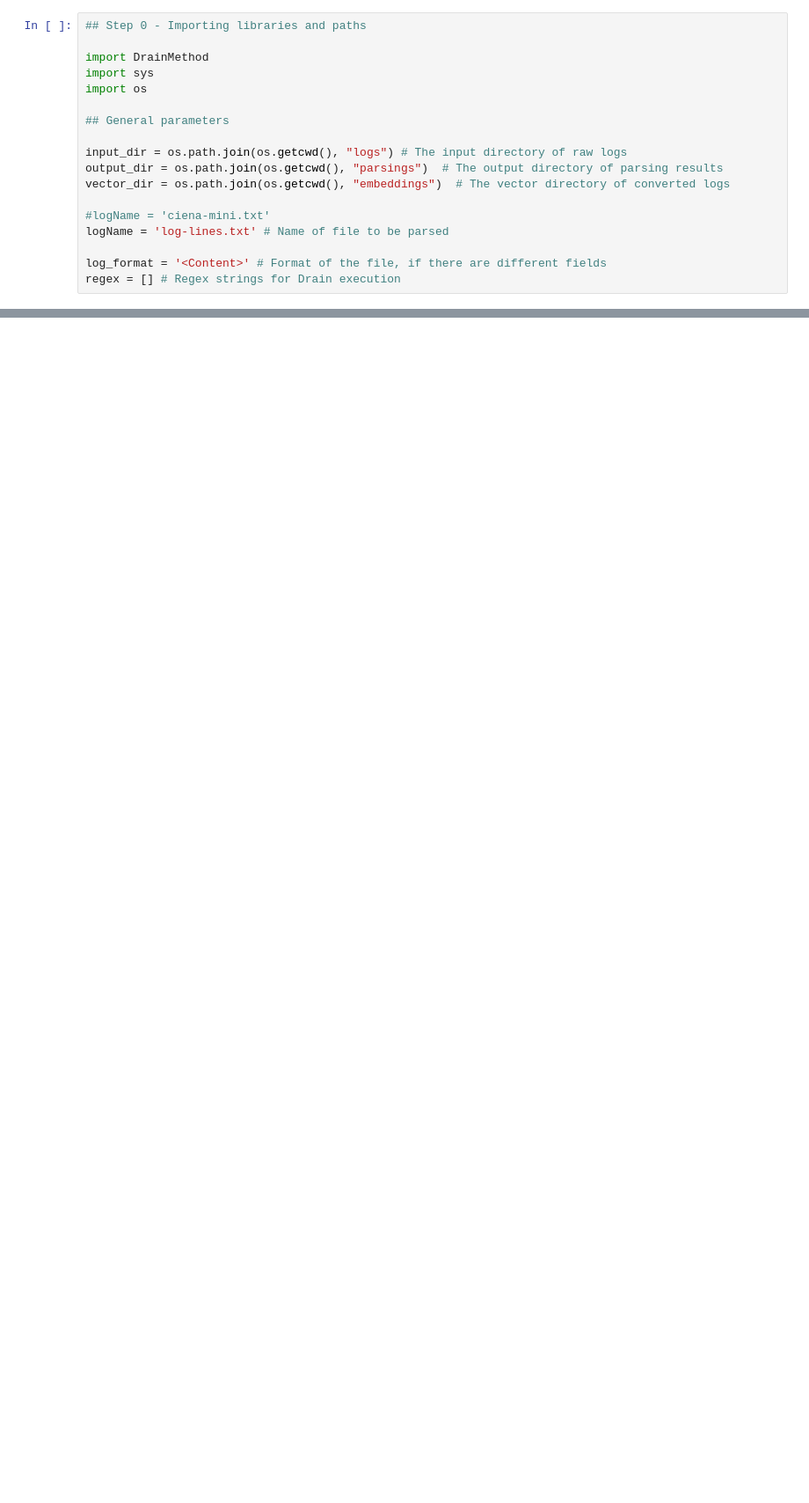
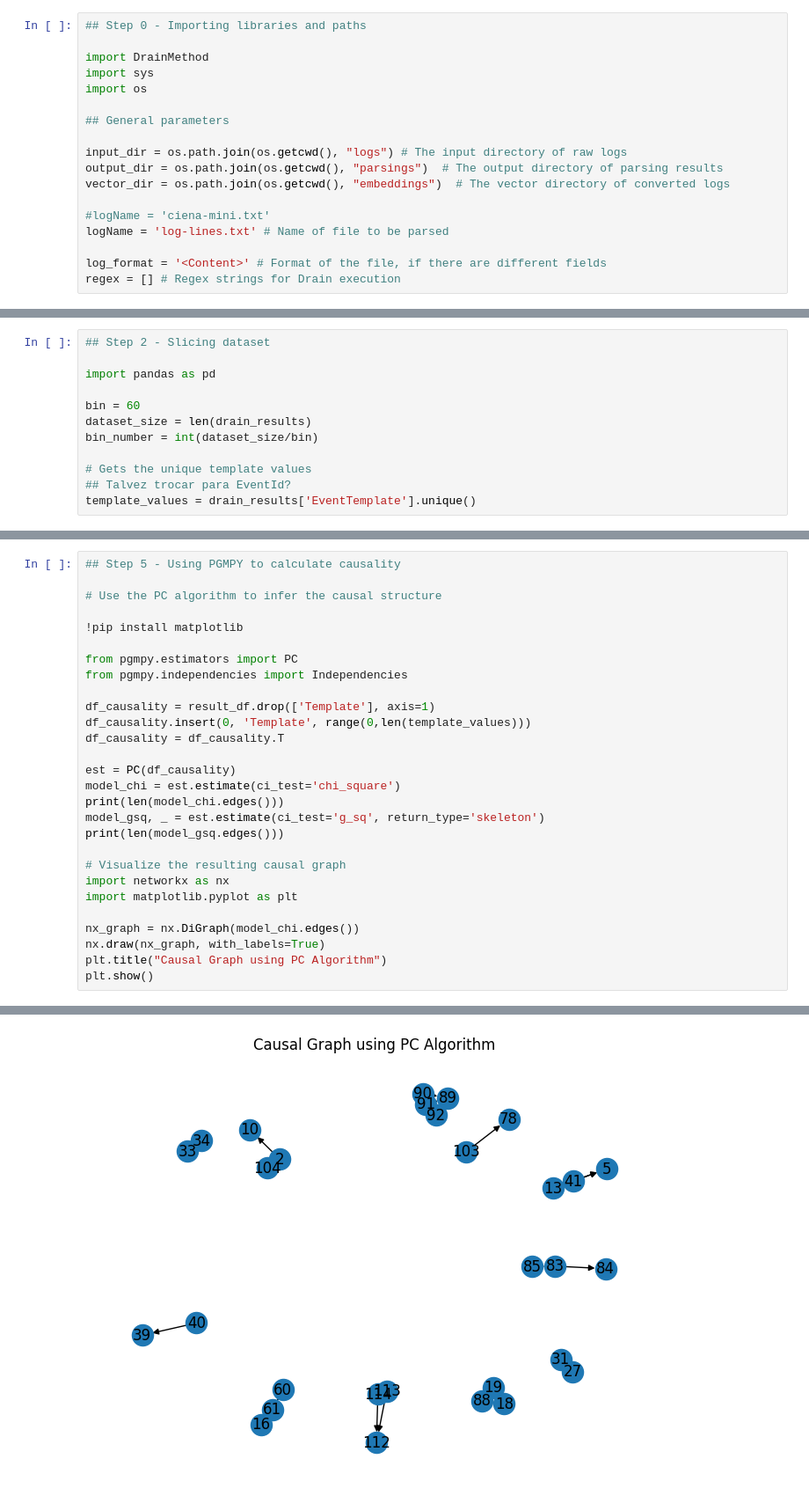
Before and after one commit to vbertalan/CSL, a Jupyter notebook: Workflow.ipynb, the cells around one changed output, grey strips where cells are left out. Shown at 88% size. Saved outputs shown, nothing was run; the diff lists cells and outputs as text; blank space fills up the shorter version.

```diff
--- a/Workflow.ipynb
+++ b/Workflow.ipynb
@@ -49,0 +41,12 @@ TypeError: 'NoneType' object is not subscriptable
+# %%
+## Step 2 - Slicing dataset
+
+import pandas as pd
+
+bin = 60
+dataset_size = len(drain_results)
+bin_number = int(dataset_size/bin)
+
+# Gets the unique template values
+## Talvez trocar para EventId?
+template_values = drain_results['EventTemplate'].unique()
@@ -49,0 +107,29 @@ TypeError: 'NoneType' object is not subscriptable
+# %%
+## Step 5 - Using PGMPY to calculate causality
+
+# Use the PC algorithm to infer the causal structure
+
+!pip install matplotlib
+
+from pgmpy.estimators import PC
+from pgmpy.independencies import Independencies
+
+df_causality = result_df.drop(['Template'], axis=1)
+df_causality.insert(0, 'Template', range(0,len(template_values)))
+df_causality = df_causality.T
+
+est = PC(df_causality)
+model_chi = est.estimate(ci_test='chi_square')
+print(len(model_chi.edges()))
+model_gsq, _ = est.estimate(ci_test='g_sq', return_type='skeleton')
+print(len(model_gsq.edges()))
+
+# Visualize the resulting causal graph
+import networkx as nx
+import matplotlib.pyplot as plt
+
+nx_graph = nx.DiGraph(model_chi.edges())
+nx.draw(nx_graph, with_labels=True)
+plt.title("Causal Graph using PC Algorithm")
+plt.show()
+# %% [output]
@@ -49,0 +155 @@ TypeError: 'NoneType' object is not subscriptable
+[figure, added]
```
Also changed, not shown: parts of 5 cells of this notebook, 3 other files.
